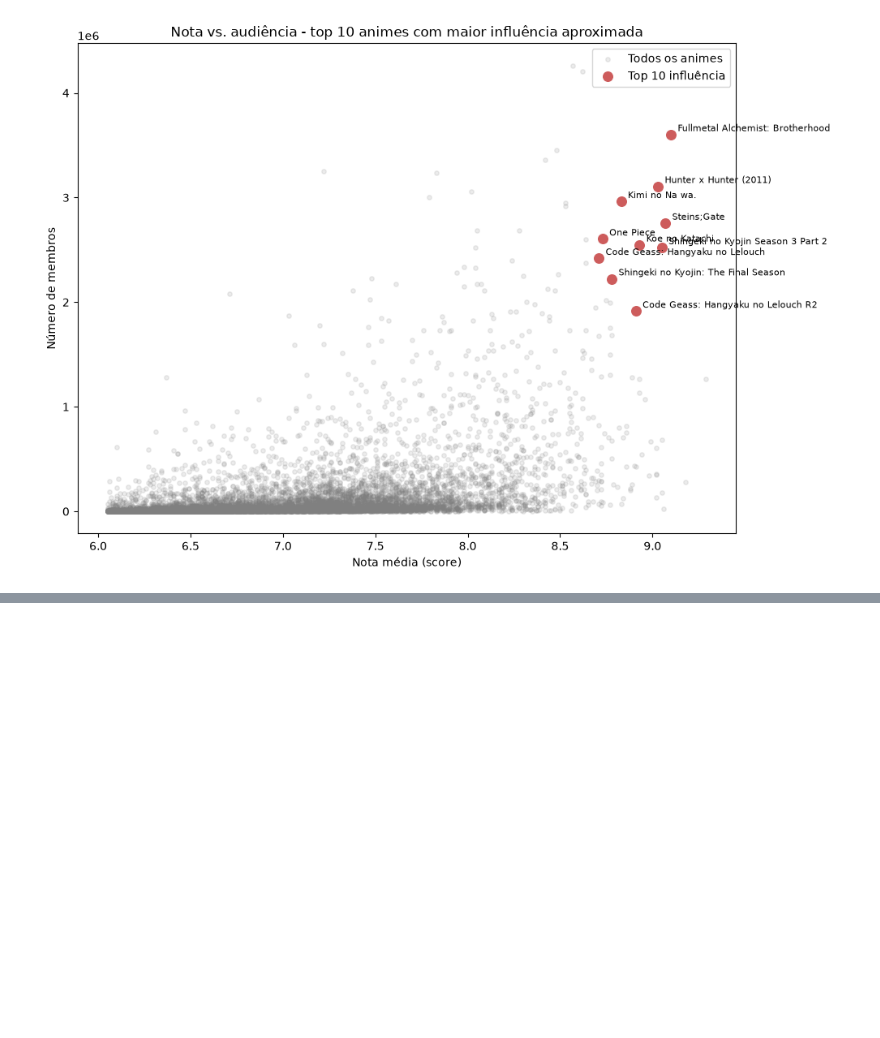
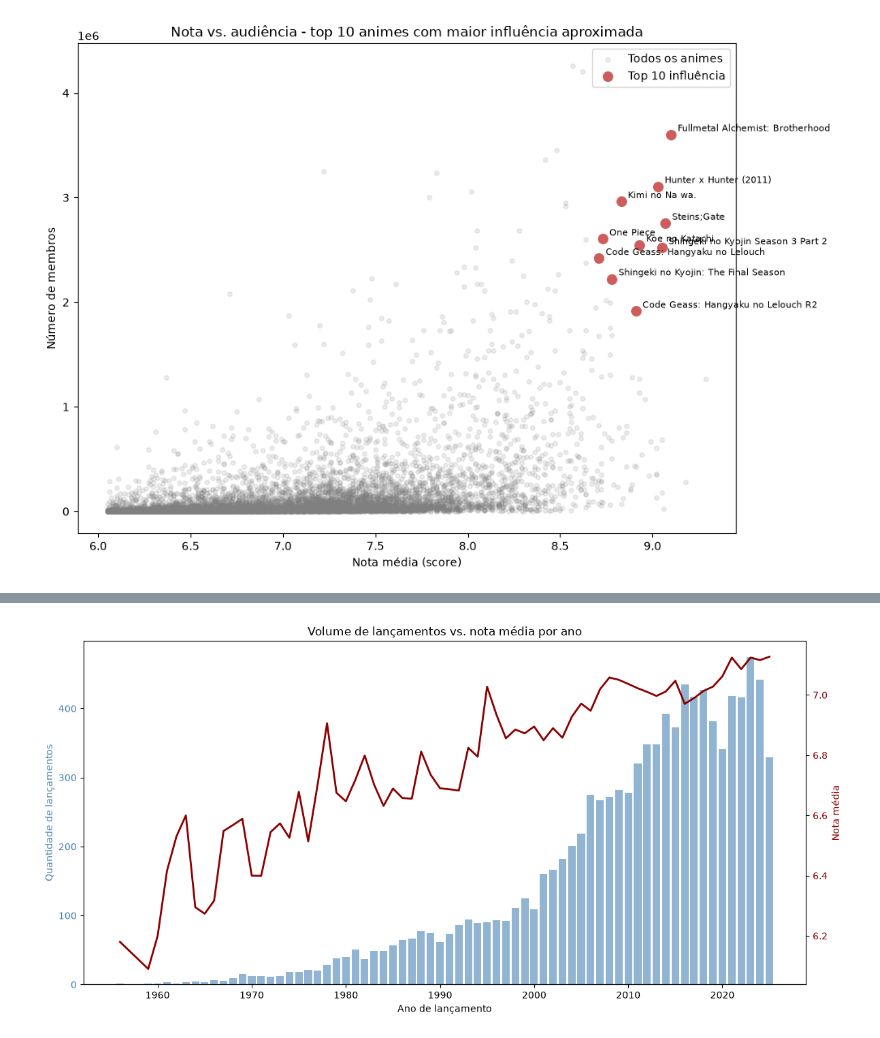
Before and after one commit to orionzancan/trabalho_de_datasete, a Jupyter notebook: trabalho.ipynb, the cells around one changed output, grey strips where cells are left out. Cells and saved outputs as stored; diff of their text form; code cells hidden in the pictures; blank space fills up the shorter version.

```diff
--- a/trabalho.ipynb
+++ b/trabalho.ipynb
@@ -227,0 +308,28 @@ plt.show()
+# %%
+import pandas as pd
+import matplotlib.pyplot as plt
+
+anime = pd.read_csv('anime.csv')
+anime['ano_lancamento'] = pd.to_datetime(anime['start_date'], errors='coerce').dt.year.astype('Int64')
+
+anime_por_ano = anime.dropna(subset=['ano_lancamento']).groupby('ano_lancamento').agg(
+    qtd_lancamentos=('anime_id', 'count'),
+    nota_media=('score', 'mean')
+)
+
+fig, ax1 = plt.subplots(figsize=(12, 6))
+ax1.bar(anime_por_ano.index.astype(int), anime_por_ano['qtd_lancamentos'], color='steelblue', alpha=0.6)
+ax1.set_xlabel('Ano de lançamento')
+ax1.set_ylabel('Quantidade de lançamentos', color='steelblue')
+ax1.tick_params(axis='y', labelcolor='steelblue')
+
+ax2 = ax1.twinx()  # segundo eixo Y, compartilhando o mesmo eixo X
+ax2.plot(anime_por_ano.index.astype(int), anime_por_ano['nota_media'], color='darkred', linewidth=2)
+ax2.set_ylabel('Nota média', color='darkred')
+ax2.tick_params(axis='y', labelcolor='darkred')
+
+plt.title('Volume de lançamentos vs. nota média por ano')
+fig.tight_layout()
+plt.show()
+# %% [output]
+[figure, added]
```
Also changed, not shown: parts of 22 cells of this notebook.
